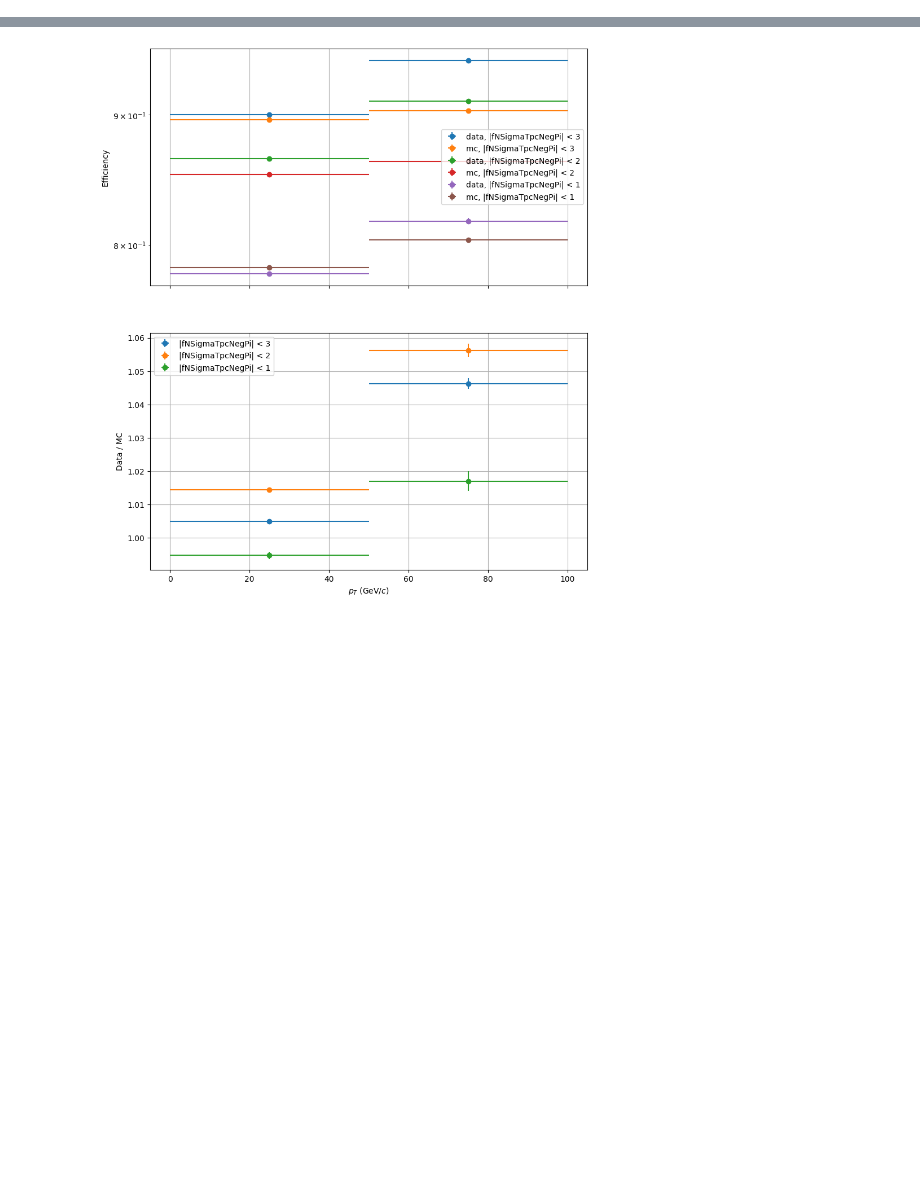
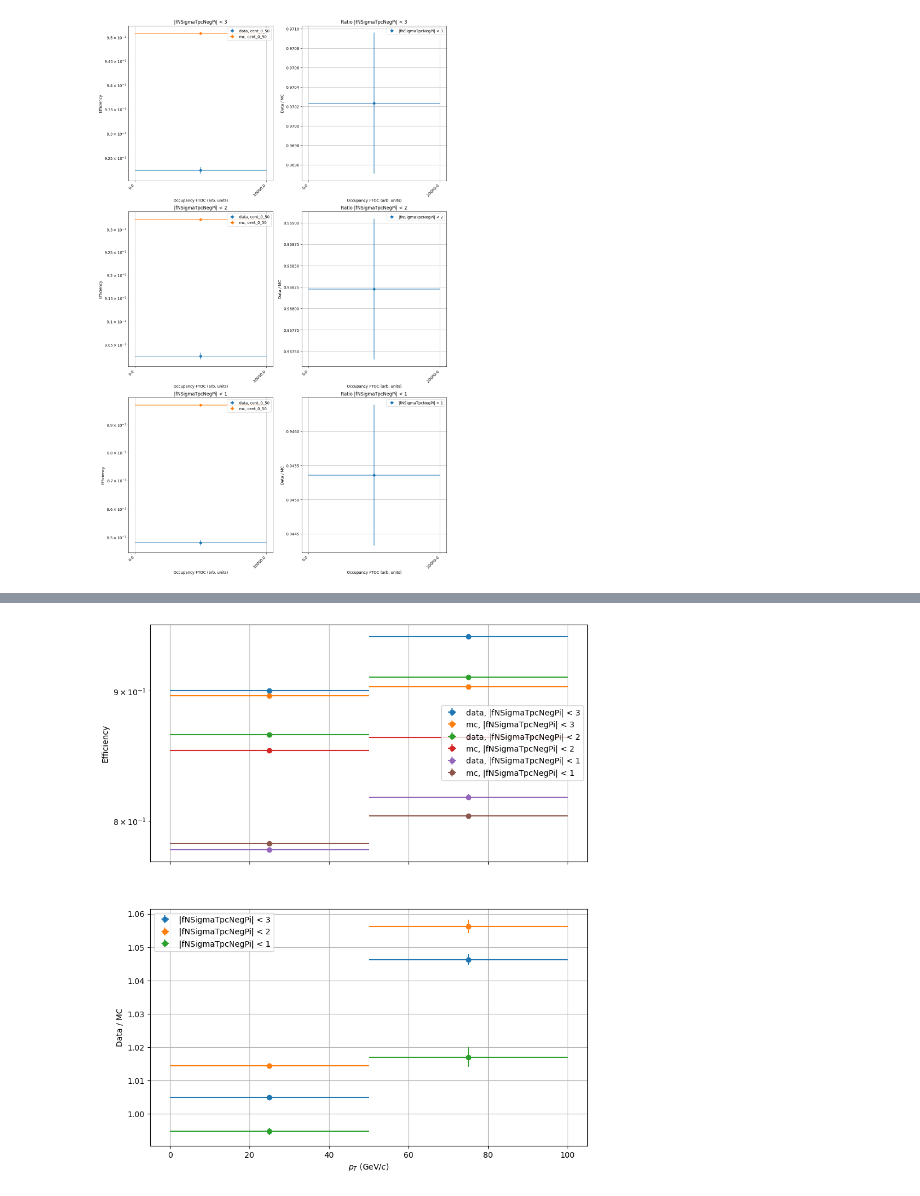
Before and after one commit to TorinoHF/hf_pid_studies, a Jupyter notebook: distributions/eval_effs_k0s_pbpb.ipynb, the cells around one changed output, grey strips where cells are left out. Drawn from its saved outputs; the diff is of its cells as text; code cells hidden in the pictures; blank space fills up the shorter version.

```diff
--- a/distributions/eval_effs_k0s_pbpb.ipynb
+++ b/distributions/eval_effs_k0s_pbpb.ipynb
@@ -37,6 +34,14 @@ def sort_df_by_interval(df, col):
     df.loc[:, "lower_bound"] = df[col].apply(lambda x: x.left)  # Extract left bound
     df_sorted = df.sort_values("lower_bound").drop(columns="lower_bound")  # Sort and drop helper column
     return df_sorted
+
+def get_label(diff_col_name):
+    if diff_col_name == "fPt":
+        return '$p_T$ (GeV/$c$)'
+    if diff_col_name == "fOccupancyFt0c":
+        return 'Occupancy FTOC (arb. units)'
+    if diff_col_name == "fCentralityFT0C" or diff_col_name == "fCentralityFT0M":
+        return 'Centrality'
 # %%
 interval_cols = ['fCentralityFT0C', 'fOccupancyFt0c', 'fPt']
 
@@ -111,8 +124,10 @@ def draw_efficiencies(df_data, df_mc, diff_col_name, eff_var):
     return fig
 # %%
-# cent_df_neg_pi_data = df_neg_pi.query('fCentralityFT0C == @pd.Interval(0., 50., closed="left")')
-# cent_df_neg_pi_mc = df_neg_pi_mc.query('fCentralityFT0C == @pd.Interval(0., 50., closed="left")')
-# fig_occ_neg_pi = draw_efficiencies(cent_df_neg_pi_data, cent_df_neg_pi_mc, 'fOccupancyFt0c', 'fNSigmaTpcNegPi')
+cent_df_neg_pi_data = df_neg_pi.query('fCentralityFT0C == @pd.Interval(20., 30., closed="left")')
+cent_df_neg_pi_mc = df_neg_pi_mc.query('fCentralityFT0C == @pd.Interval(20., 30., closed="left")')
+fig_occ_neg_pi = draw_efficiencies([cent_df_neg_pi_data], [cent_df_neg_pi_mc], ['cent_0_50'], 'fOccupancyFt0c', 'fNSigmaTpcNegPi')
+# %% [output]
+[figure, added]
 # %%
 occ_df_neg_pi_data
 # %% [output]
```
Also changed, not shown: parts of 5 cells of this notebook, 5 other files.
